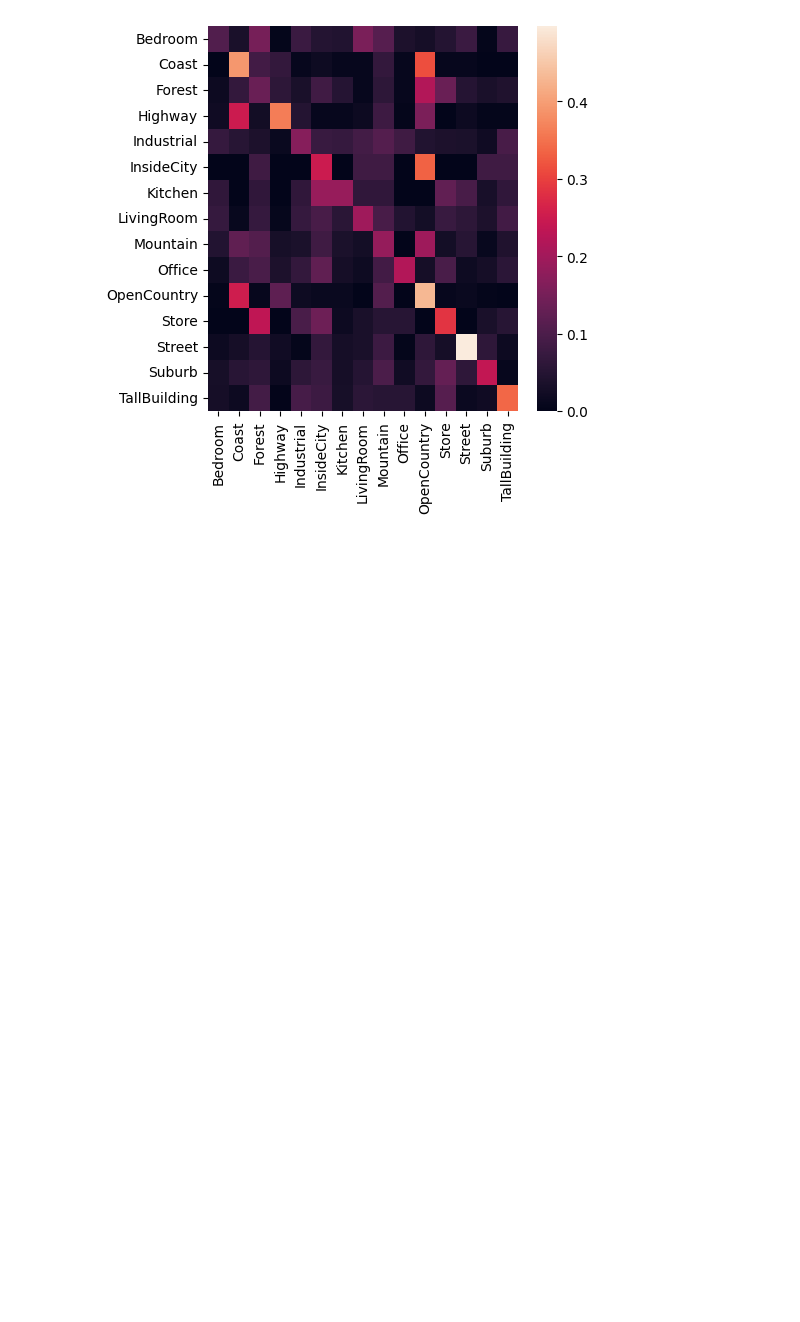
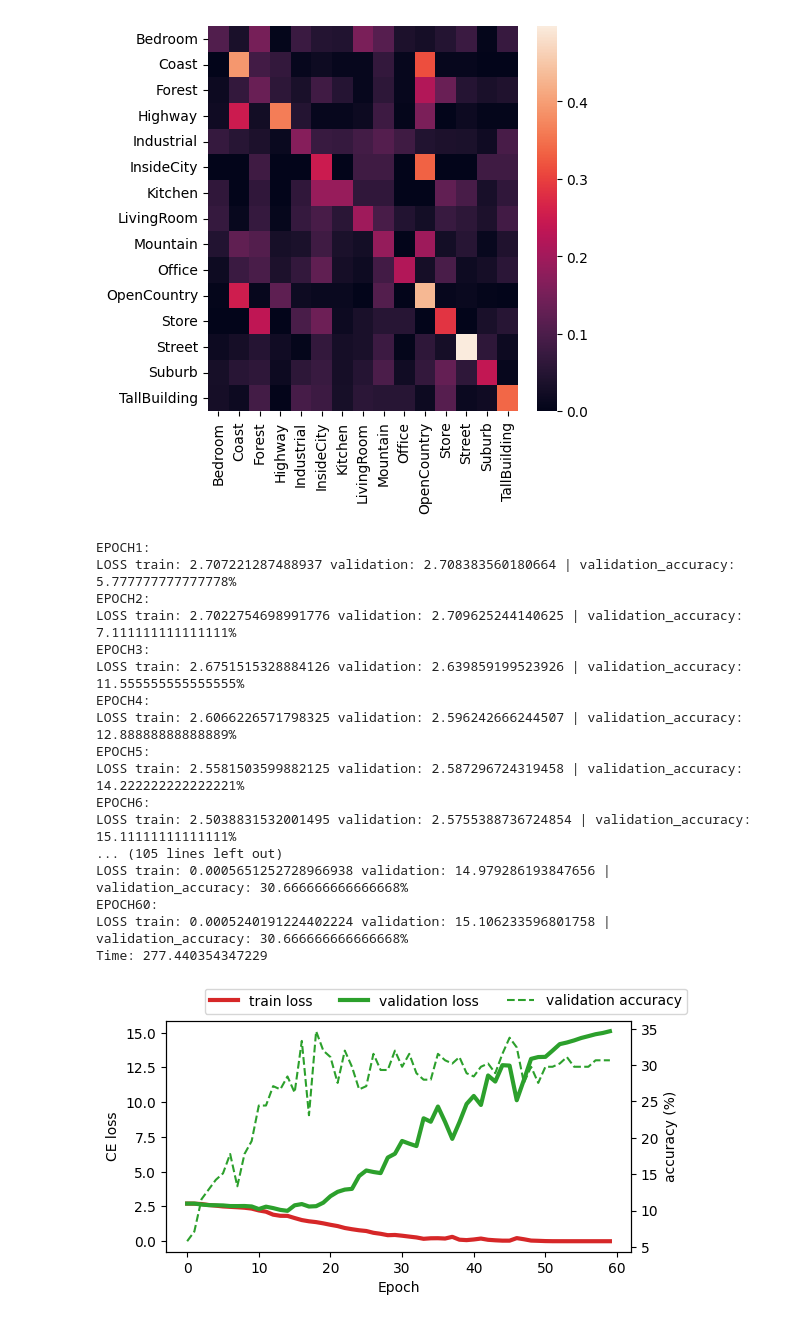
Before and after one commit to AlessandroCesaTs/Computer_Vision_Project_Cesa, a Jupyter notebook: project.ipynb, the cells around one changed output. Saved outputs shown, nothing was run; the diff lists cells and outputs as text; code cells hidden in the pictures; blank space fills up the shorter version.

```diff
--- a/project.ipynb
+++ b/project.ipynb
@@ -177,5 +169,24 @@ model.apply(init_weights)
 # %%
-model_path=train_model(model,train_loader_augmented,validation_loader,loss_function,optimizer,15,device)
+model_path=train_model(model,augmented_train_loader,validation_loader,loss_function,optimizer,60,device)
+# %% [output]
+EPOCH1:
+LOSS train: 2.707221287488937 validation: 2.708383560180664 | validation_accuracy: 5.777777777777778%
+EPOCH2:
+LOSS train: 2.7022754698991776 validation: 2.709625244140625 | validation_accuracy: 7.111111111111111%
+EPOCH3:
+LOSS train: 2.6751515328884126 validation: 2.639859199523926 | validation_accuracy: 11.555555555555555%
+EPOCH4:
+LOSS train: 2.6066226571798325 validation: 2.596242666244507 | validation_accuracy: 12.88888888888889%
+EPOCH5:
+LOSS train: 2.5581503599882125 validation: 2.587296724319458 | validation_accuracy: 14.222222222222221%
+EPOCH6:
+LOSS train: 2.5038831532001495 validation: 2.5755388736724854 | validation_accuracy: 15.11111111111111%
+... (105 lines left out)
+LOSS train: 0.0005651252728966938 validation: 14.979286193847656 | validation_accuracy: 30.666666666666668%
+EPOCH60:
+LOSS train: 0.0005240191224402224 validation: 15.106233596801758 | validation_accuracy: 30.666666666666668%
+Time: 277.440354347229
+[figure, added]
 # %%
 test_model(simpleCNN(),model_path,test_loader,test,device)
 # %% [output]
```
Also changed, not shown: parts of 15 cells of this notebook.
